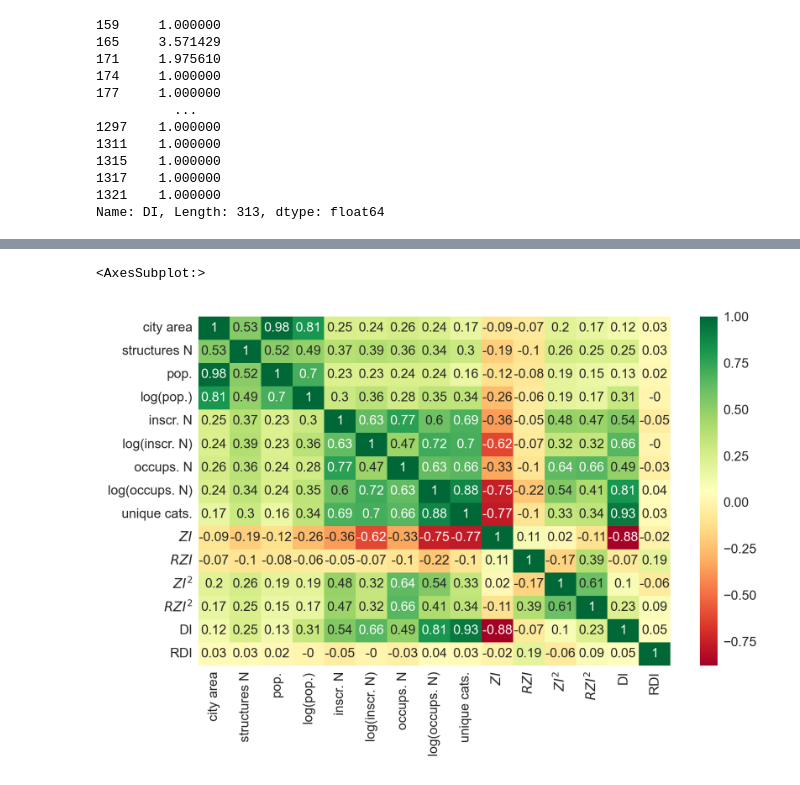
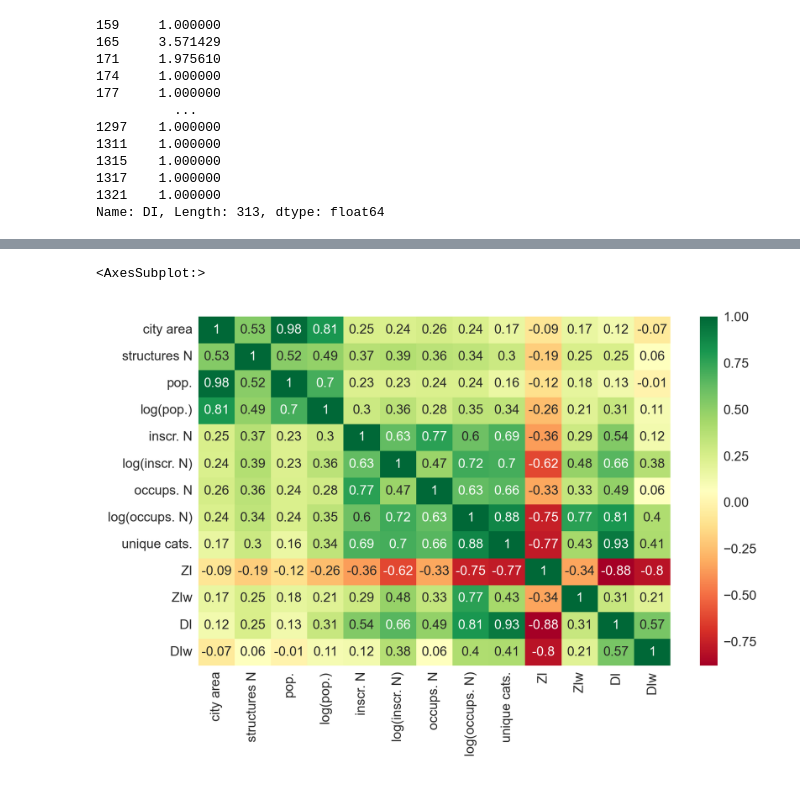
Before and after one commit to sdam-au/social_diversity, a Jupyter notebook: scripts/DIVERSITYvsSPECIALIZATION.ipynb, the cells around one changed output, grey strips where cells are left out. Drawn from its saved outputs; the diff is of its cells as text; code cells hidden in the pictures.

```diff
--- a/scripts/DIVERSITYvsSPECIALIZATION.ipynb
+++ b/scripts/DIVERSITYvsSPECIALIZATION.ipynb
@@ -619,3 +589,0 @@ Name: ZI2, Length: 313, dtype: float64
-# %%
-roman_cities_wo["ZI2_cat"] = roman_cities_wo["shares_squared_vec"].apply(lambda x: occups_cats_labels[np.argmax(x)])
-roman_cities_wo["ZI2_cat"]
@@ -659,3 +598,0 @@ Name: RZI2, Length: 313, dtype: float64
-# %%
-roman_cities_wo["ZI2_cat"] = roman_cities_wo["shares_squared_vec"].apply(lambda x: occups_cats_labels[np.argmax(x)])
-roman_cities_wo["ZI2_cat"]
@@ -826,10 +676,0 @@ roman_cities_wo.sort_values("DIw", ascending=False)[["Ancient Toponym", "inscr_N
-# %%
-def get_rdi(shares_vec):
-    sij = np.array(shares_vec)
-    sj = total_shares
-    sij_w = sij - sj
-    sij_sum = sum(sij_w) # Hirschman-Herfindahl index
-    rdi = 1 / sij_sum # inverse Hirschman-Herfindahl index
-    return rdi# rdi
-roman_cities_wo["RDI"] = roman_cities_wo["shares_vec"].apply(get_rdi)
-roman_cities_wo["RDI"]
@@ -881,7 +678,7 @@ roman_cities_wo.sort_values("RDI", ascending=False)
 roman_cities_wo_quant = roman_cities_wo[
     roman_cities_wo["Ancient Toponym"]!="Roma"][[
    'Area', 'num_of_structures','pop_est', 'pop_est_log', 'inscr_N',  'inscr_N_log', 'occups_N', 'occups_N_log', 'occups_cats_unique_N',
- 'ZI', 'RZI','ZI2',"RZI2", "DI", "RDI"]]
+ 'ZI', 'ZIw','DI',"DIw"]]
 # %%
 corr_matrix = roman_cities_wo_quant.corr()
 corr_matrix = corr_matrix.round(2)
@@ -906,7 +701,7 @@ corr_matrix
 # %%
-col_labels = ["city area", "structures N", "pop.", "log(pop.)", "inscr. N", "log(inscr. N)", "occups. N", "log(occups. N)", "unique cats.", "$ZI$", "$RZI$", r"$ZI^2$", r"$RZI^2$", "DI", "RDI"]
+col_labels = ["city area", "structures N", "pop.", "log(pop.)", "inscr. N", "log(inscr. N)", "occups. N", "log(occups. N)", "unique cats.", "ZI", "ZIw", "DI", "DIw"]
 fig,ax=plt.subplots(tight_layout=True)
 sns.heatmap(corr_matrix, xticklabels=col_labels, yticklabels=col_labels, ax=ax, cmap="RdYlGn", annot=True)
 # %% [output]
 <AxesSubplot:>
-[figure, old version]
+[figure, new version]
```
Also changed, not shown: parts of 42 cells of this notebook, 1 other file.
